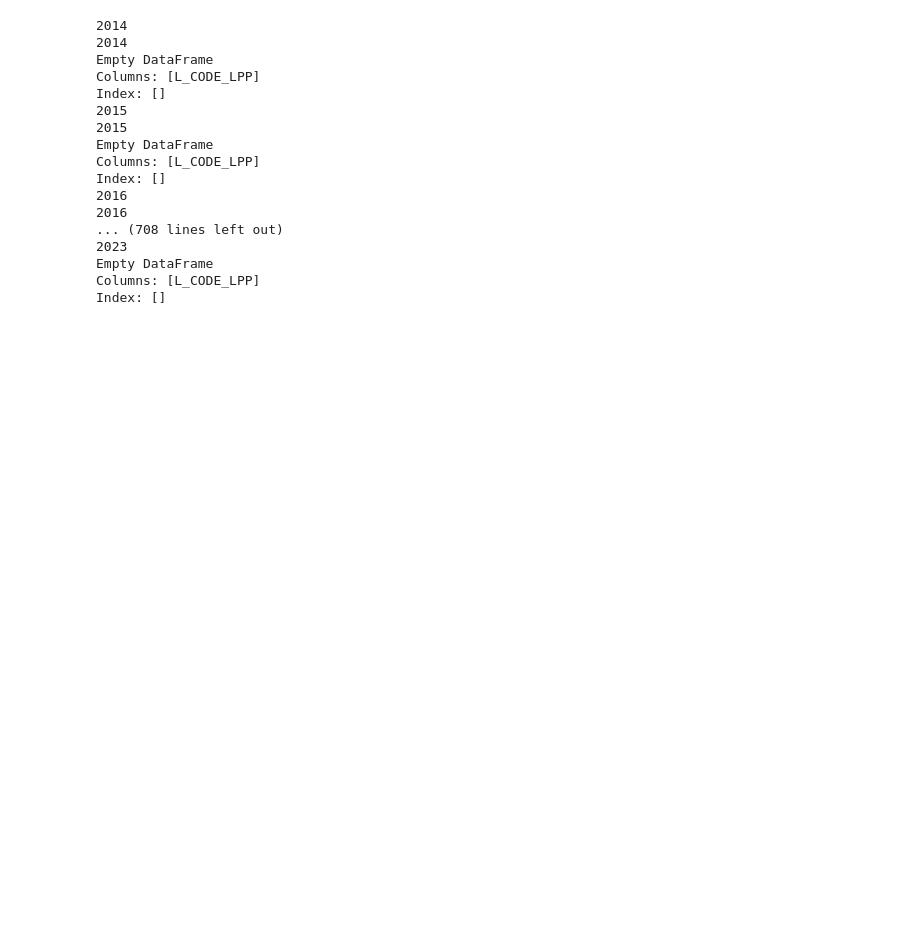
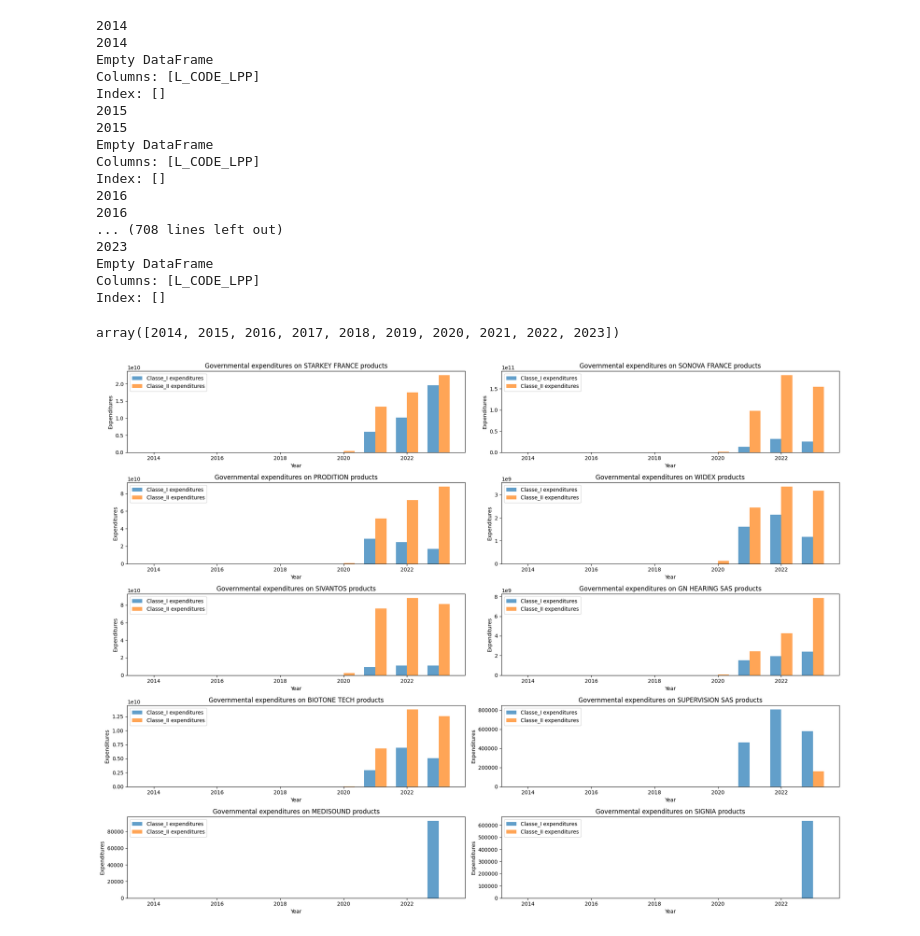
Before and after one commit to bparent11/analysingEffectOfHealthPlanInFrance, a Jupyter notebook: code/governmental-expenditures.ipynb, the cells around one changed output. Cells and saved outputs as stored; diff of their text form; code cells hidden in the pictures; blank space fills up the shorter version.

```diff
--- a/code/governmental-expenditures.ipynb
+++ b/code/governmental-expenditures.ipynb
@@ -1018,4 +650,44 @@ for brand in brands:
     count +=1
 
 with open('../data/classII_gov_exp_for_different_brands_hearing_field', 'w', encoding='utf-8') as f:
-    json.dump(classI_brands_json, f, ensure_ascii=False, indent=4)
+    json.dump(classII_brands_json, f, ensure_ascii=False, indent=4)
+# %%
+import json
+with open('../data/classI_gov_exp_for_different_brands_hearing_field', 'r', encoding='utf-8') as f:
+    dataC1 = json.load(f)
+
+with open('../data/classII_gov_exp_for_different_brands_hearing_field', 'r', encoding='utf-8') as f:
+    dataC2 = json.load(f)
+# %%
+list_years = np.array([int(year) for year in dataC1["STARKEY FRANCE"][0].keys()])
+# %%
+list_years
+# %% [output]
+array([2014, 2015, 2016, 2017, 2018, 2019, 2020, 2021, 2022, 2023])
+# %%
+width = 0.35
+
+fig, axes = plt.subplots(5, 2, figsize=(20, 15))
+
+axes = axes.flatten()
+
+count=0
+
+for brand in brands:
+
+    axe = axes[count]
+    axe.bar(list_years - width/2, dataC1[brand][0].values(), width=width, color="#1f77b4", label=f"Classe_I expenditures", alpha=0.7)
+    axe.bar(list_years + width/2, dataC2[brand][0].values(), width=width, color="#ff7f0e", label=f"Classe_II expenditures", alpha=0.7)
+
+    axe.set_title(f'Governmental expenditures on {brand} products')
+    axe.set_xlabel('Year')
+    axe.set_ylabel('Expenditures')
+    axe.legend()
+
+    count += 1
+
+    plt.tight_layout()
+
+plt.show()
+# %% [output]
+[figure, added]
```
Also changed, not shown: parts of 46 cells of this notebook, 1 other file.
